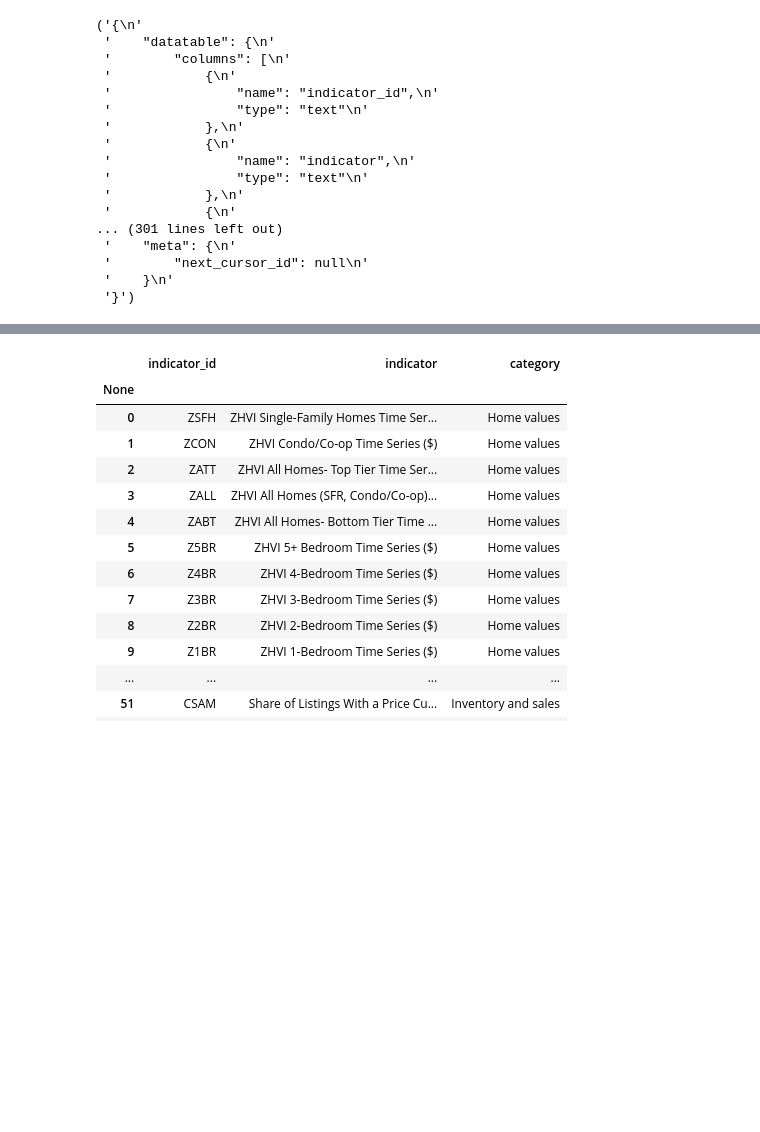
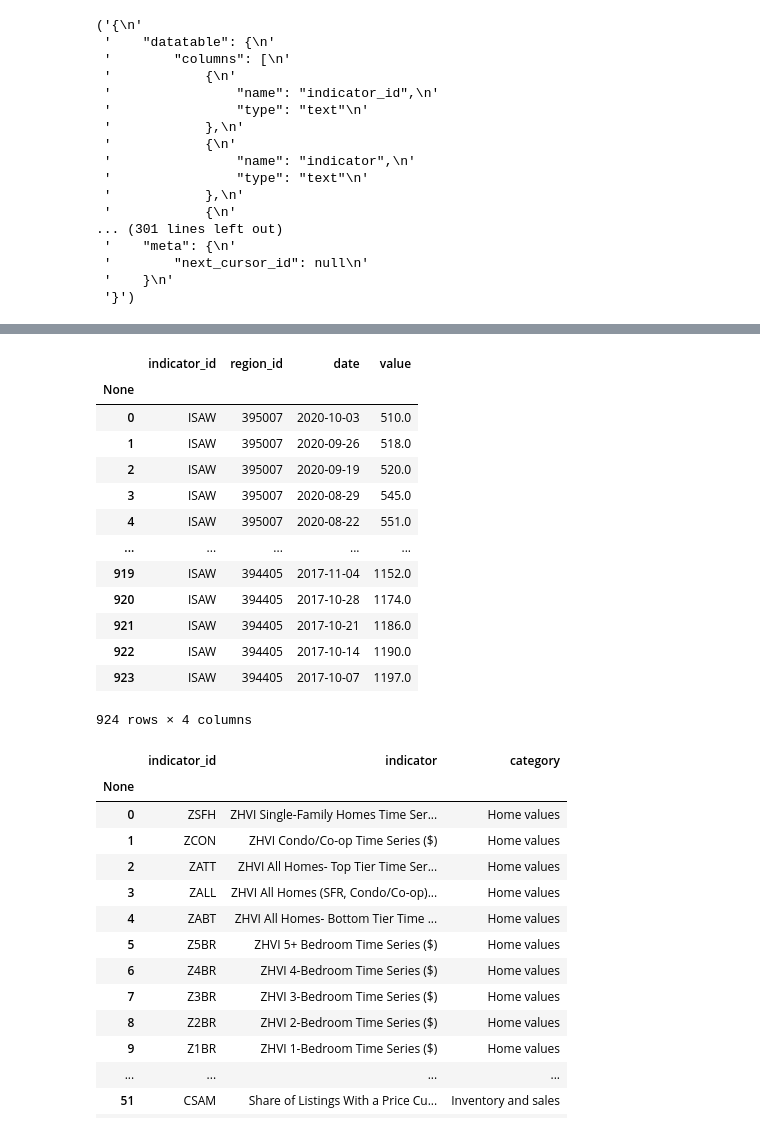
Before and after one commit to binetala/The_Very_Best_Team, a Jupyter notebook: quandl-starter.ipynb, the cells around one changed output, grey strips where cells are left out. Saved outputs shown, nothing was run; the diff lists cells and outputs as text; code cells hidden in the pictures; blank space fills up the shorter version.

```diff
--- a/quandl-starter.ipynb
+++ b/quandl-starter.ipynb
@@ -101,0 +149,22 @@ data
+# %%
+isaw = quandl.get_table('Zillow/Data', api_key=quandl_key, indicator_id = 'ISAW', paginate=True, region_id = co_metro_ids)
+#isaw
+isaw["date"]= pd.to_datetime(isaw["date"])
+isaw_dated =isaw.loc[isaw["date"] > "2016-04-01"]
+#isaw
+isaw_dated
+# %% [output]
+|  | indicator_id | region_id | date | value |
+| None |  |  |  |  |
+| 0 | ISAW | 395007 | 2020-10-03 | 510.0 |
+| 1 | ISAW | 395007 | 2020-09-26 | 518.0 |
+| 2 | ISAW | 395007 | 2020-09-19 | 520.0 |
+| 3 | ISAW | 395007 | 2020-08-29 | 545.0 |
+| 4 | ISAW | 395007 | 2020-08-22 | 551.0 |
+| ... | ... | ... | ... | ... |
+| 919 | ISAW | 394405 | 2017-11-04 | 1152.0 |
+| 920 | ISAW | 394405 | 2017-10-28 | 1174.0 |
+| 921 | ISAW | 394405 | 2017-10-21 | 1186.0 |
+| 922 | ISAW | 394405 | 2017-10-14 | 1190.0 |
+| 923 | ISAW | 394405 | 2017-10-07 | 1197.0 |
+924 rows × 4 columns
```
Also changed, not shown: parts of 10 cells of this notebook, 2 other files.
